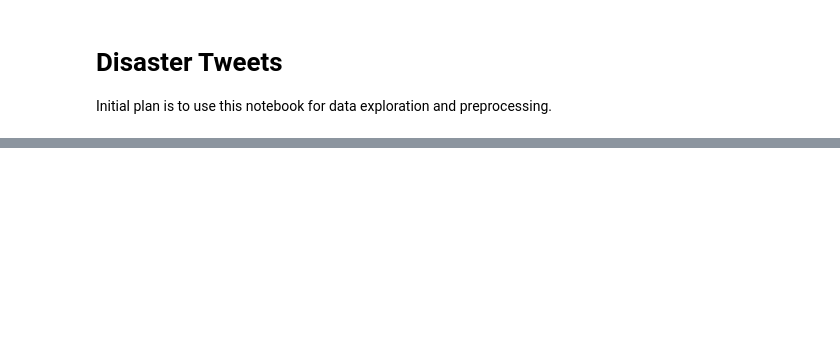
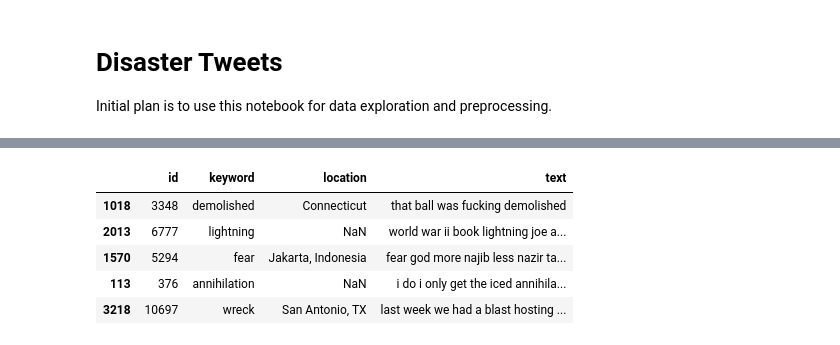
Before and after one commit to dwalkup/disaster_tweet_prediction, a Jupyter notebook: notebooks/disaster_tweet_data_processing.ipynb, the cells around one changed output, grey strips where cells are left out. Saved outputs shown, nothing was run; the diff lists cells and outputs as text; code cells hidden in the pictures; blank space fills up the shorter version.

```diff
--- a/notebooks/disaster_tweet_data_processing.ipynb
+++ b/notebooks/disaster_tweet_data_processing.ipynb
@@ -335,4 +33,0 @@ bert_layer = hub.KerasLayer(module_url, trainable=True)
-# %%
-vocab_file = bert_layer.resolved_object.vocab_file.asset_path.numpy()
-do_lower_case = bert_layer.resolved_object.do_lower_case.numpy()
-tokenizer = tokenization.FullTokenizer(vocab_file, do_lower_case)
@@ -357,0 +36,14 @@ test_pred = model.predict(test_input)
+# %%
+def text_cleaner(text):
+    text = text.lower()
+    text = re.sub(r'https?://\S+|www\.\S+', '', text)
+    text = re.sub(r'@\S+', '', text)
+    soup = BeautifulSoup(text, 'lxml')
+    text = soup.get_text()
+    text = re.sub('[%s]' % re.escape(string.punctuation), '', text)
+    text = re.sub('\w*\d\w*', '', text)
+    text = re.sub('\d', '', text)
+    tokenizer = nltk.tokenize.WhitespaceTokenizer()
+    text = tokenizer.tokenize(text)
+    text = ' '.join(text)
+    return text
@@ -357,0 +504,13 @@ test_pred = model.predict(test_input)
+# %%
+cleaned_test_df = test_df.copy()
+# %%
+cleaned_test_df['text'] = cleaned_test_df['text'].apply(lambda x: text_cleaner(x))
+# %%
+cleaned_test_df.sample(5)
+# %% [output]
+|  | id | keyword | location | text |
+| 1018 | 3348 | demolished | Connecticut | that ball was fucking demolished |
+| 2013 | 6777 | lightning | NaN | world war ii book lightning joe a... |
+| 1570 | 5294 | fear | Jakarta, Indonesia | fear god more najib less nazir ta... |
+| 113 | 376 | annihilation | NaN | i do i only get the iced annihila... |
+| 3218 | 10697 | wreck | San Antonio, TX | last week we had a blast hosting ... |
```
Also changed, not shown: parts of 111 cells of this notebook, 1 other file.
